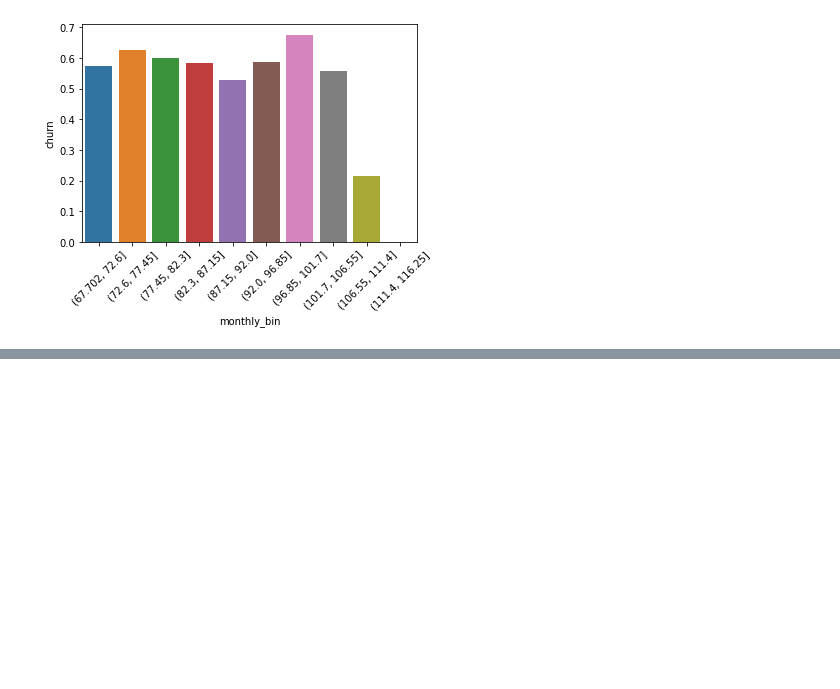
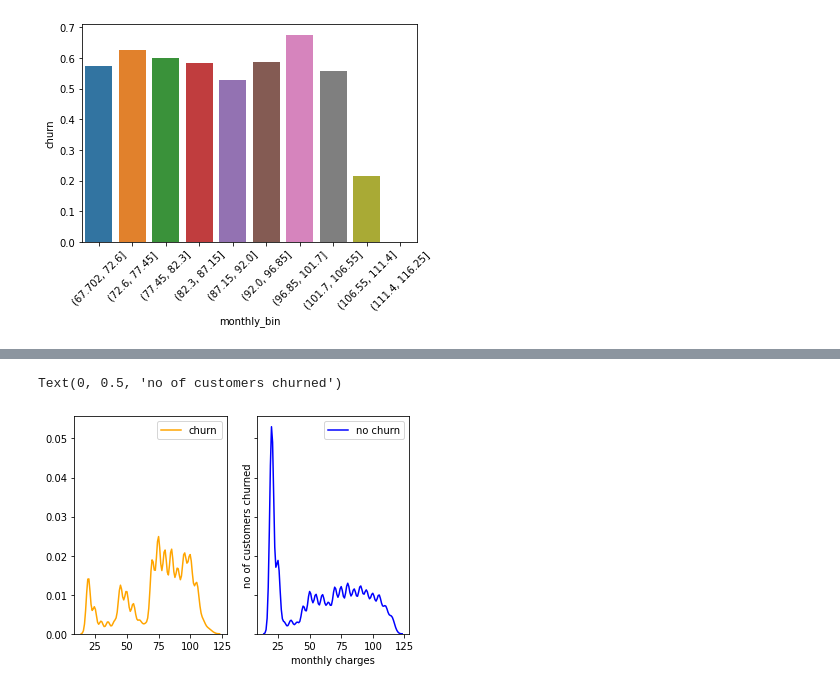
Before and after one commit to ravinder79/Telco_Churn, a Jupyter notebook: Telco_churn_ravinder.ipynb, the cells around one changed output, grey strips where cells are left out. Drawn from its saved outputs; the diff is of its cells as text; code cells hidden in the pictures; blank space fills up the shorter version.

```diff
--- a/Telco_churn_ravinder.ipynb
+++ b/Telco_churn_ravinder.ipynb
@@ -582,0 +597,11 @@ train[train.churn ==1].tenure.hist(bins = 30, alpha = 0.7, color = 'orange')
+# %%
+
+f, axes = plt.subplots(1, 2, sharey = True)
+sns.kdeplot(train[train.churn ==1].monthly_charges, bw=1.5, label = 'churn', ax=axes[0], color = 'orange')
+sns.kdeplot(train[train.churn ==0].monthly_charges, bw=1.5, label = 'no churn', ax=axes[1], color = 'blue')
+
+plt.xlabel('monthly charges')
+plt.ylabel('no of customers churned')
+# %% [output]
+Text(0, 0.5, 'no of customers churned')
+[figure, added]
```
Also changed, not shown: parts of 16 cells of this notebook.
